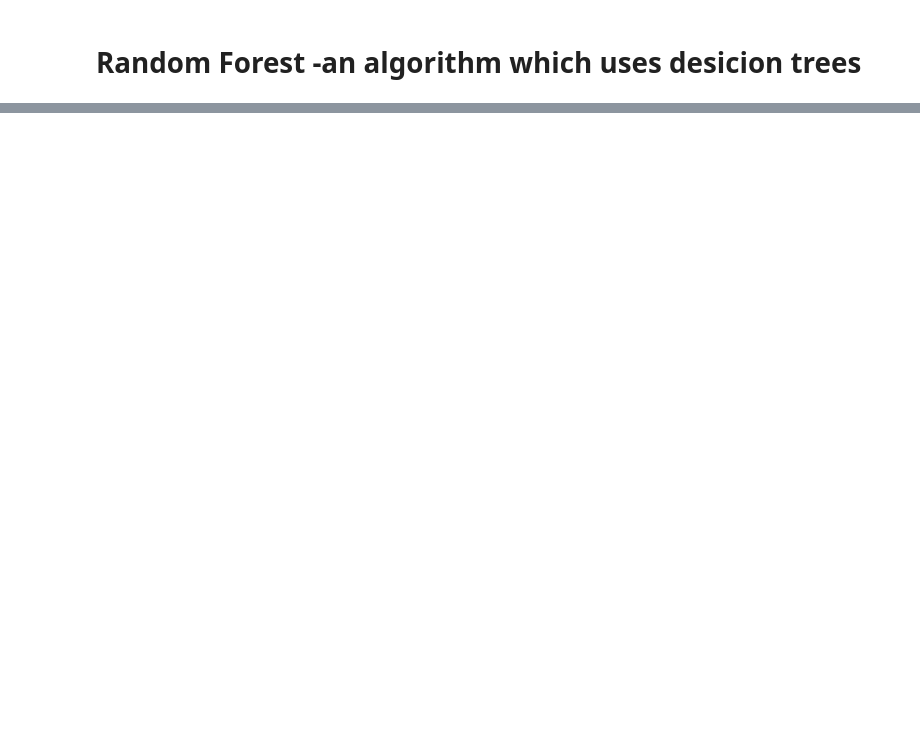
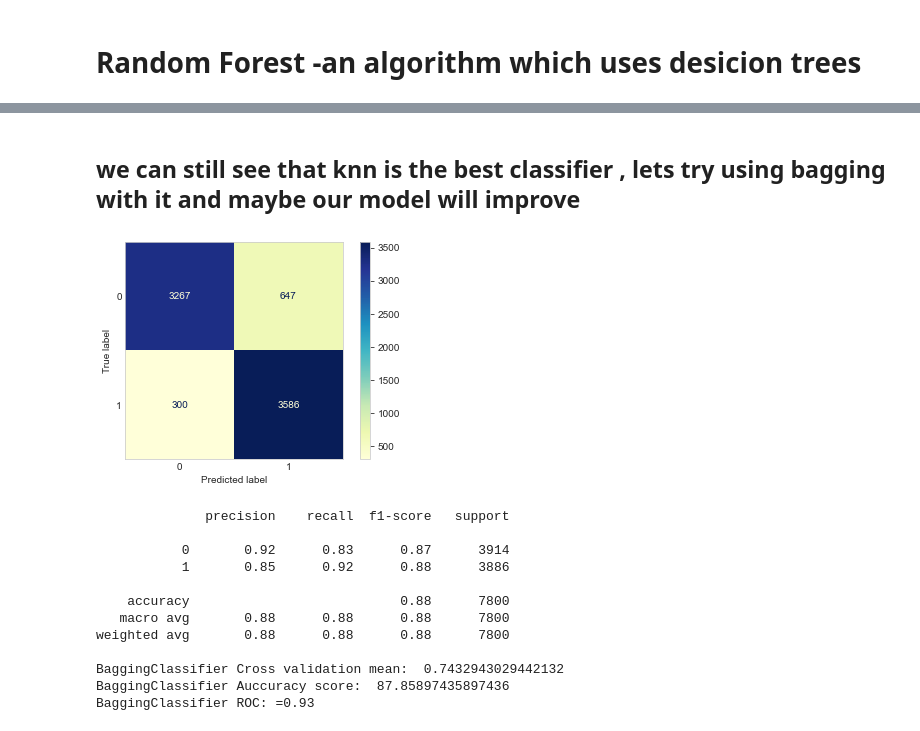
Before and after one commit to TalSomech/Data-Sc-101, a Jupyter notebook: Notebook 3 Classification.ipynb, the cells around one changed output, grey strips where cells are left out. Cells and saved outputs as stored; diff of their text form; code cells hidden in the pictures; blank space fills up the shorter version.

```diff
--- a/Notebook 3 Classification.ipynb
+++ b/Notebook 3 Classification.ipynb
@@ -315,0 +366,22 @@ RandomForestClassifier ROC: =0.94
+# %% [markdown]
+## we can still see that knn is the best classifier , lets try using bagging with it and maybe our model will improve
+# %%
+from sklearn.ensemble import BaggingClassifier
+bag_clf=BaggingClassifier(KNeighborsClassifier(n_neighbors=27),n_estimators=200,max_samples=100,bootstrap=True,n_jobs=-1)
+bag_clf.fit(x_train,y_train)
+fpr[i],tpr[i],tps[i]=get_stats(bag_clf,x_test,y_test)
+i+=1
+# %% [output]
+[figure, added]
+              precision    recall  f1-score   support
+
+           0       0.92      0.83      0.87      3914
+           1       0.85      0.92      0.88      3886
+
+    accuracy                           0.88      7800
+   macro avg       0.88      0.88      0.88      7800
+weighted avg       0.88      0.88      0.88      7800
+
+BaggingClassifier Cross validation mean:  0.7432943029442132
+BaggingClassifier Auccuracy score:  87.85897435897436
+BaggingClassifier ROC: =0.93
```
Also changed, not shown: parts of 14 cells of this notebook, 4 other files.
